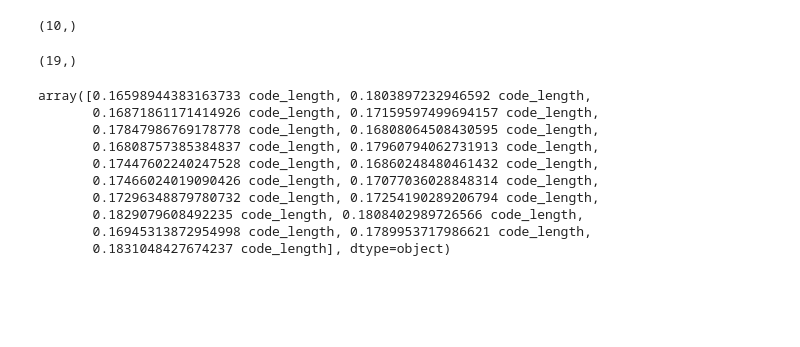
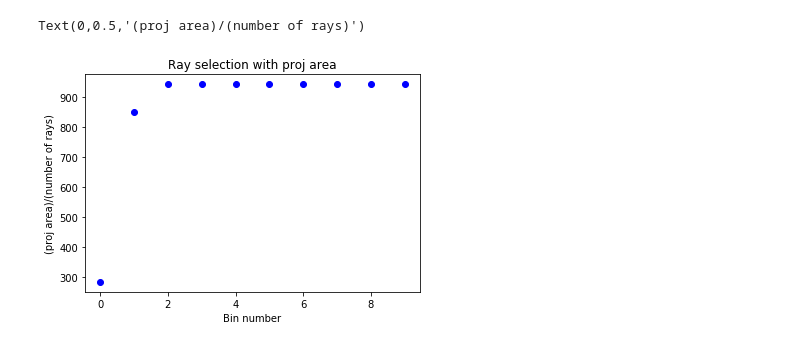
Before and after one commit to biboyd/SALSA, a Jupyter notebook: playground.ipynb, the cells around one changed output. Cells and saved outputs as stored; diff of their text form; code cells hidden in the pictures; blank space fills up the shorter version.

```diff
--- a/playground.ipynb
+++ b/playground.ipynb
@@ -5,23 +9,15 @@ import matplotlib.pyplot as plt
 # %%
-binned=np.load("impact_par_selection/impact_param.npy")
-binned.shape
+binned = np.load("impact_par_selection/impact_param.npy")
+in_out_rad = np.load("impact_par_selection/in_out_radii.npy")
-# %% [output]
-(10,)
-# %%
-y=binned[9]
-y.shape
-# %% [output]
-(19,)
-# %%
-y
-# %% [output]
-array([0.16598944383163733 code_length, 0.1803897232946592 code_length,
-       0.16871861171414926 code_length, 0.17159597499694157 code_length,
-       0.17847986769178778 code_length, 0.16808064508430595 code_length,
-       0.16808757385384837 code_length, 0.17960794062731913 code_length,
-       0.17447602240247528 code_length, 0.16860248480461432 code_length,
-       0.17466024019090426 code_length, 0.17077036028848314 code_length,
-       0.17296348879780732 code_length, 0.17254190289206794 code_length,
-       0.1829079608492235 code_length, 0.1808402989726566 code_length,
-       0.16945313872954998 code_length, 0.1789953717986621 code_length,
-       0.1831048427674237 code_length], dtype=object)
+# %%
+proj_area= np.pi*(in_out_rad[:, 1]**2 - in_out_rad[:, 0]**2)
+#look at number of rays per bin
+for i in range(len(binned)):
+    plt.plot(i, proj_area[i]/len(binned[i]), 'bo')
+
+plt.title("Ray selection with proj area")
+plt.xlabel("Bin number")
+plt.ylabel("(proj area)/(number of rays)")
+# %% [output]
+Text(0,0.5,'(proj area)/(number of rays)')
+[figure, added]
```
Also changed, not shown: parts of 11 cells of this notebook, 1 other file.
